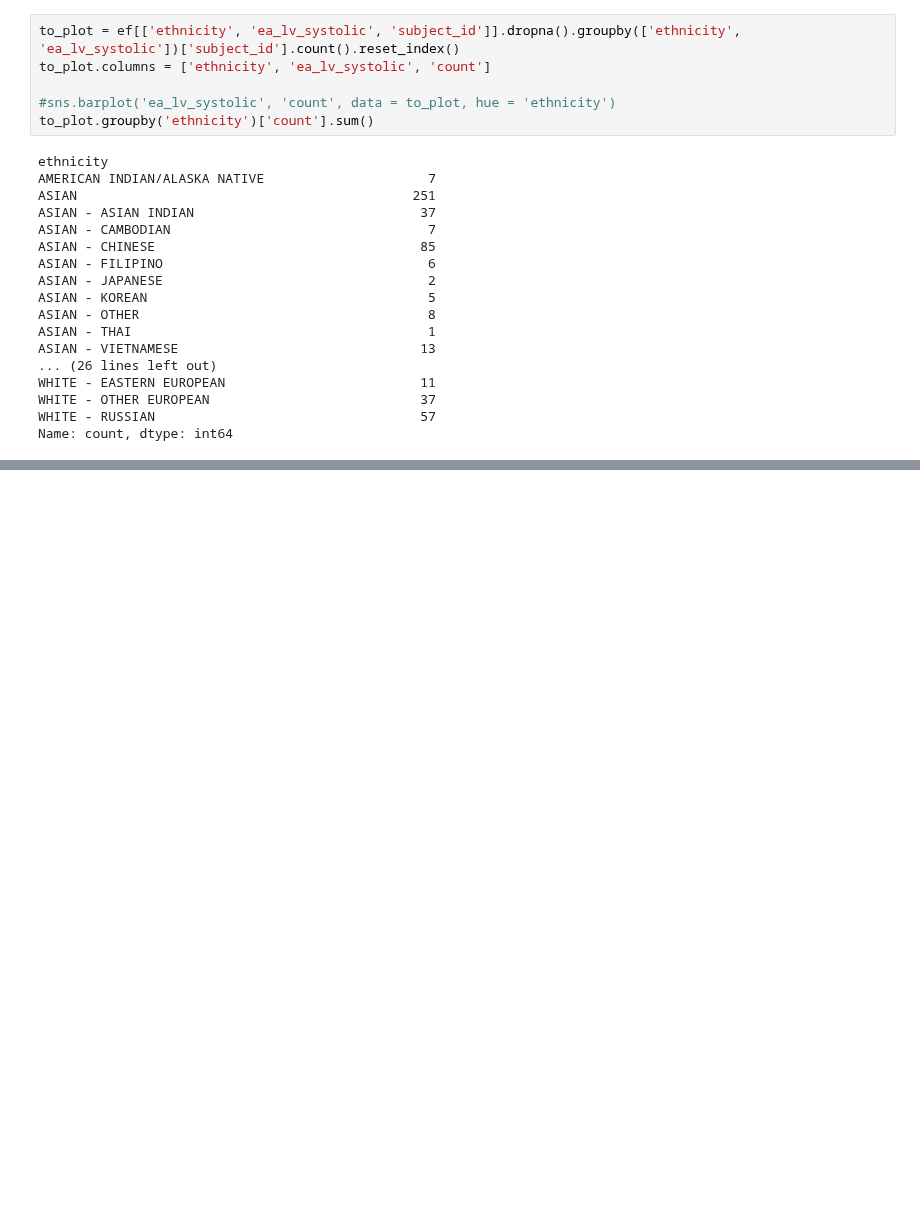
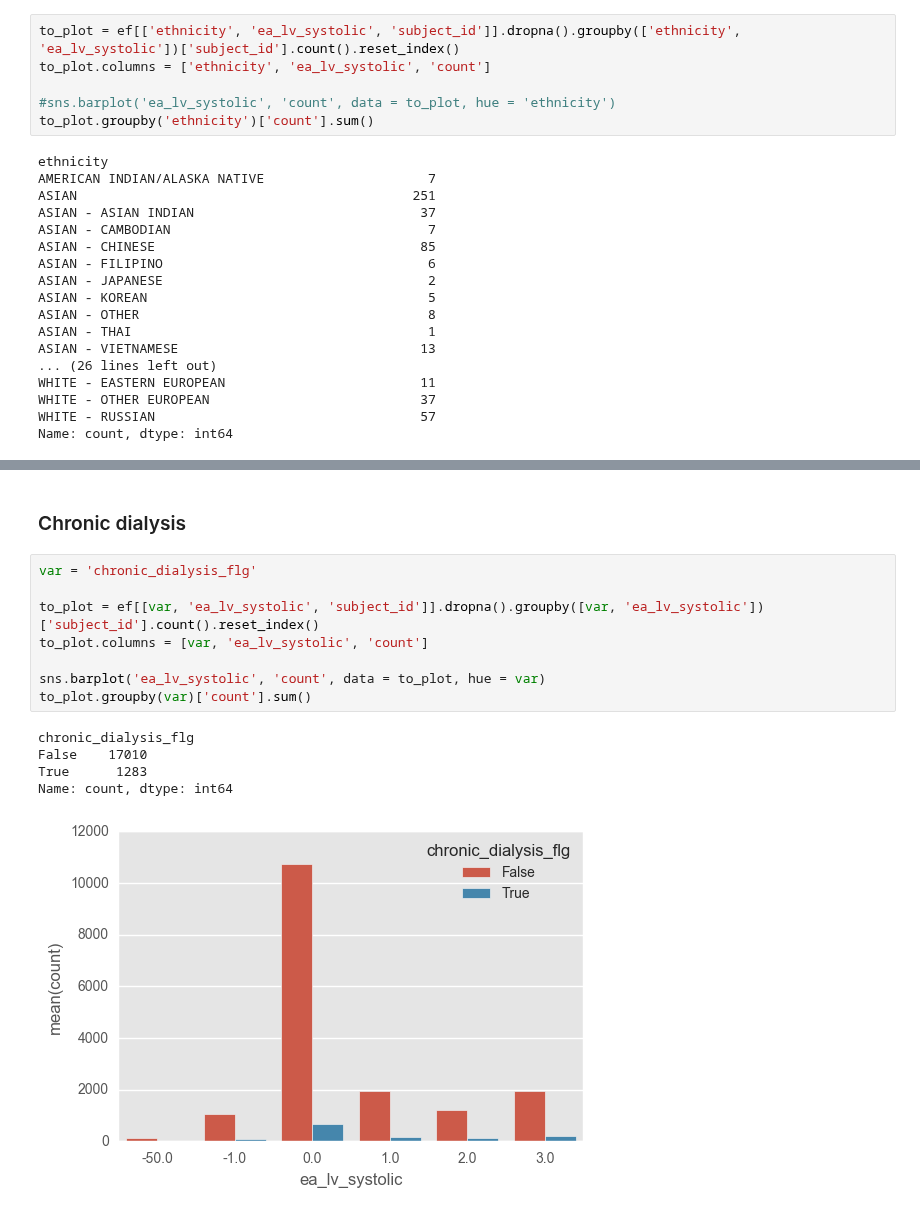
Before and after one commit to yhtgrace/echo, a Jupyter notebook: notebooks/161216_echo_annotations.ipynb, the cells around one changed output, grey strips where cells are left out. Drawn from its saved outputs; the diff is of its cells as text; blank space fills up the shorter version.

Commit message:
Add dialysis flag to echo_features

```diff
--- a/notebooks/161216_echo_annotations.ipynb
+++ b/notebooks/161216_echo_annotations.ipynb
@@ -122,0 +142,16 @@ Name: count, dtype: int64
+# %% [markdown]
+### Chronic dialysis
+# %%
+var = 'chronic_dialysis_flg'
+
+to_plot = ef[[var, 'ea_lv_systolic', 'subject_id']].dropna().groupby([var, 'ea_lv_systolic'])['subject_id'].count().reset_index()
+to_plot.columns = [var, 'ea_lv_systolic', 'count']
+
+sns.barplot('ea_lv_systolic', 'count', data = to_plot, hue = var)
+to_plot.groupby(var)['count'].sum()
+# %% [output]
+chronic_dialysis_flg
+False    17010
+True      1283
+Name: count, dtype: int64
+[figure, added]
```
Also changed, not shown: parts of 23 cells of this notebook, 3 other files.
